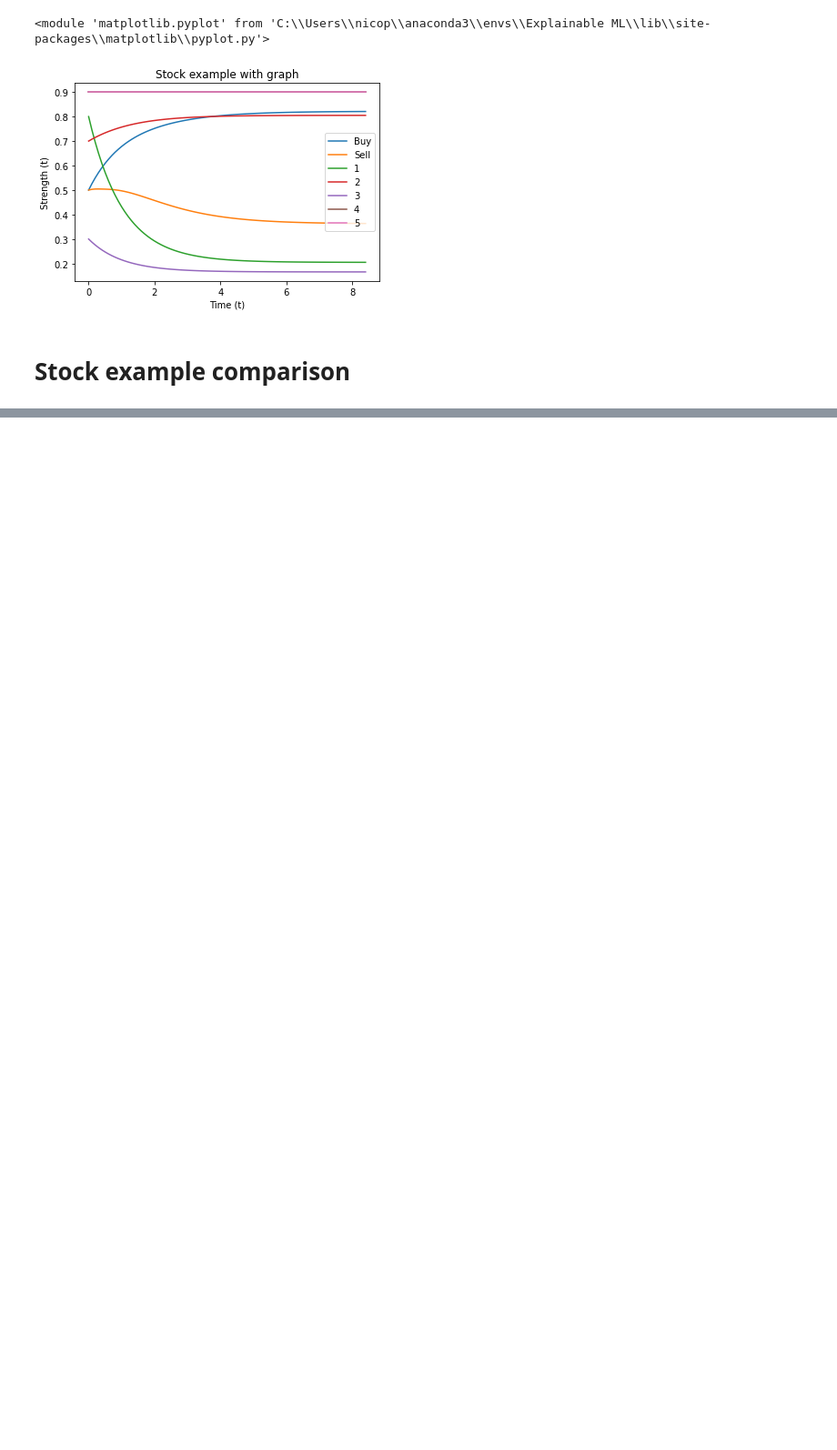
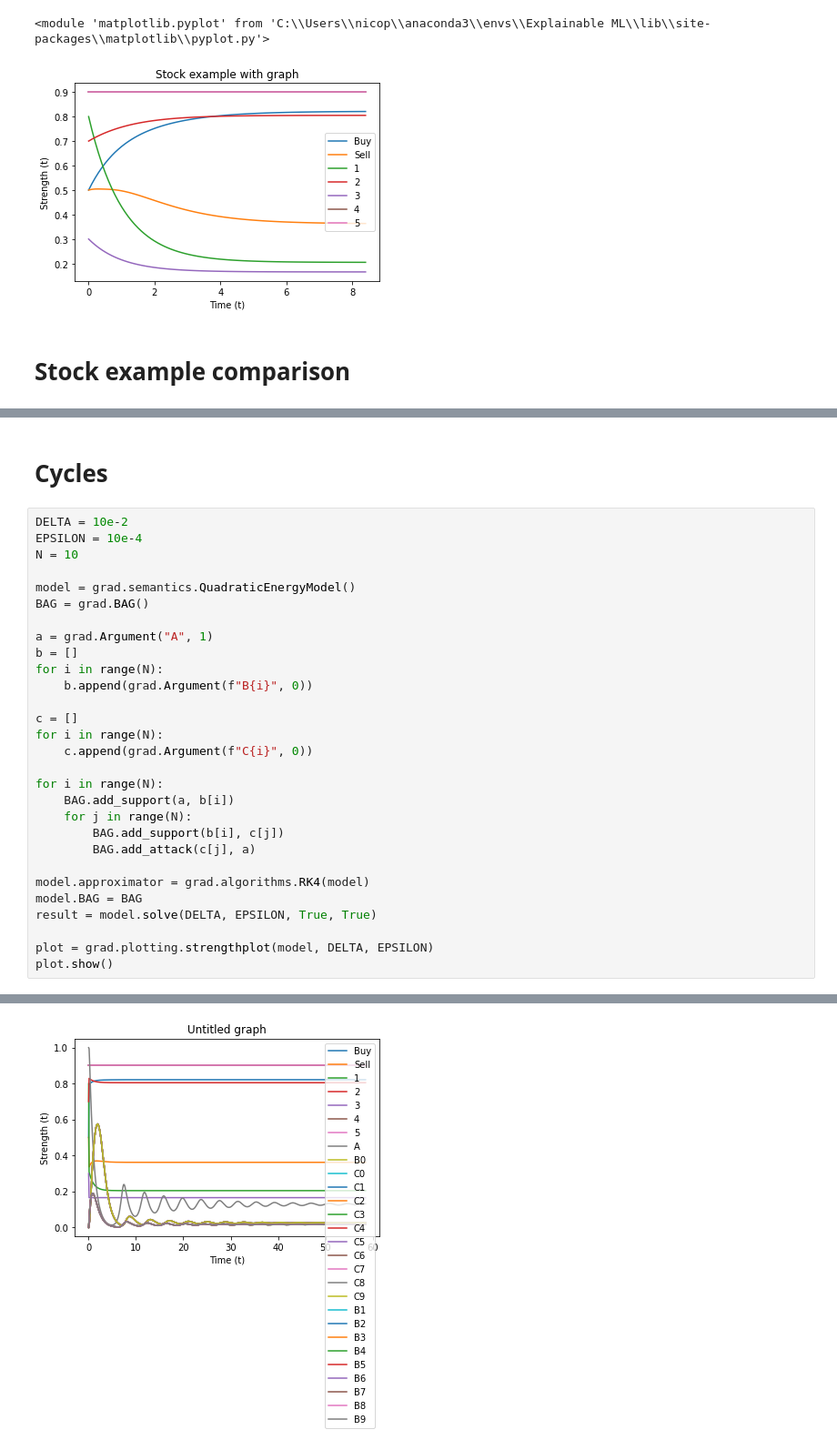
Before and after one commit to nicopotyka/Uncertainpy, a Jupyter notebook: examples/gradual/argumentation_examples.ipynb, the cells around one changed output, grey strips where cells are left out. Shown at 91% size. Saved outputs shown, nothing was run; the diff lists cells and outputs as text; blank space fills up the shorter version.

```diff
--- a/examples/gradual/argumentation_examples.ipynb
+++ b/examples/gradual/argumentation_examples.ipynb
@@ -86,3 +86,35 @@ for plot in plots:
 [figure]
 [figure]
 [figure]
+# %% [markdown]
+# Cycles
+# %%
+DELTA = 10e-2
+EPSILON = 10e-4
+N = 10
+
+model = grad.semantics.QuadraticEnergyModel()
+BAG = grad.BAG()
+
+a = grad.Argument("A", 1)
+b = []
+for i in range(N):
+    b.append(grad.Argument(f"B{i}", 0))
+
+c = []
+for i in range(N):
+    c.append(grad.Argument(f"C{i}", 0))
+
+for i in range(N):
+    BAG.add_support(a, b[i])
+    for j in range(N):
+        BAG.add_support(b[i], c[j])
+        BAG.add_attack(c[j], a)
+
+model.approximator = grad.algorithms.RK4(model)
+model.BAG = BAG
+result = model.solve(DELTA, EPSILON, True, True)
+
+plot = grad.plotting.strengthplot(model, DELTA, EPSILON)
+plot.show()
+# %% [output]
@@ -88,0 +138 @@ for plot in plots:
+[figure, added]
```
Also changed, not shown: parts of 5 cells of this notebook, 45 other files.
